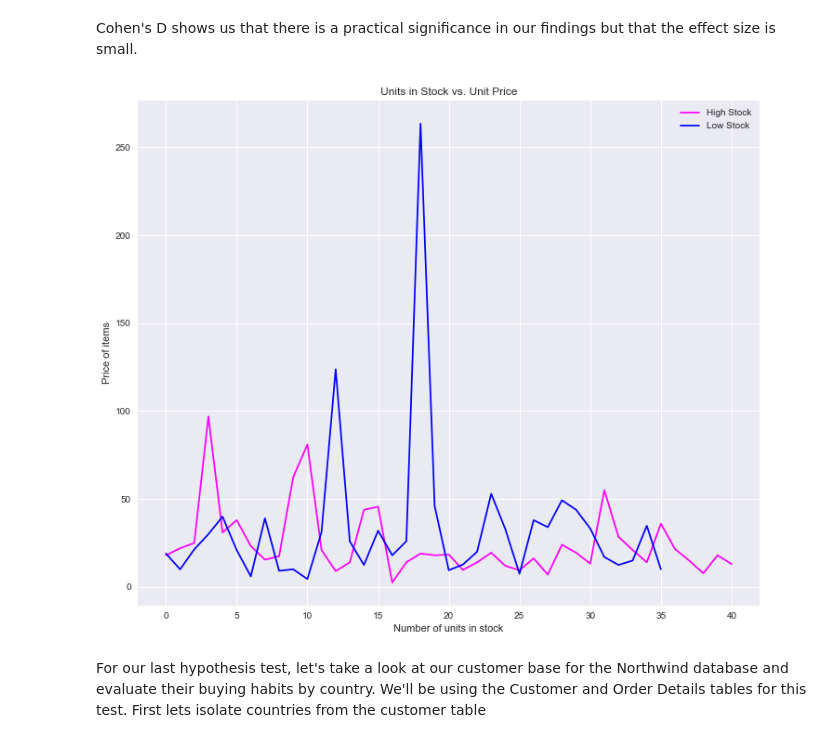
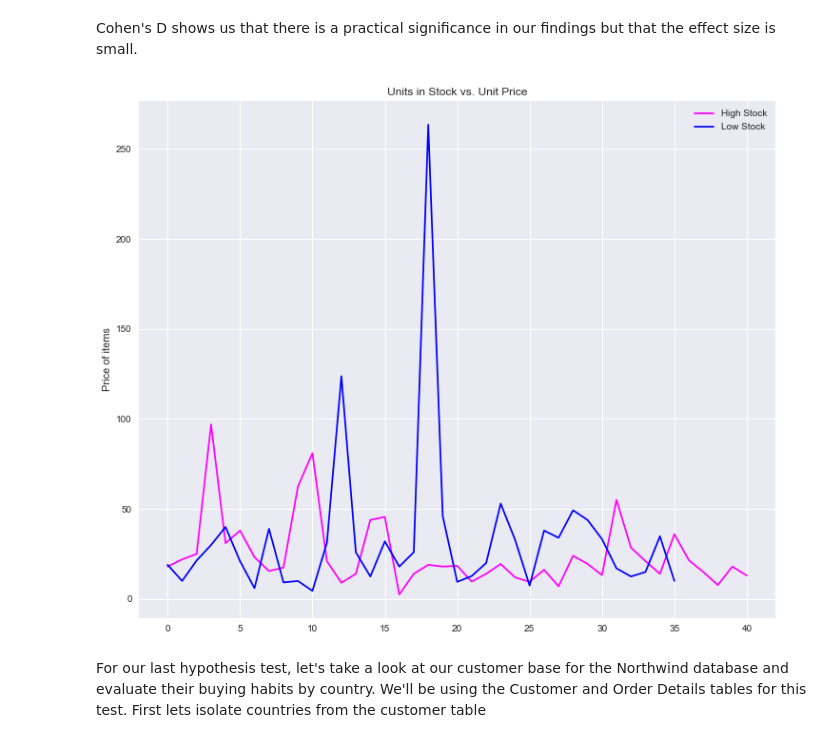
Before and after one commit to FHyder/dsc-2-final-project-online-ds-pt-100118, a Jupyter notebook: student.ipynb, the cells around one changed output. Cells and saved outputs as stored; diff of their text form; code cells hidden in the pictures.

```diff
--- a/student.ipynb
+++ b/student.ipynb
@@ -443,13 +440,12 @@ Cohen's D shows us that there is a practical significance in our findings but th
 # %%
 plt.plot(highStock, color = 'magenta', label ='High Stock')
 plt.plot(lowStock, color = 'blue', label ='Low Stock')
 plt.ylabel('Price of items')
-plt.xlabel('Number of units in stock')
 plt.title('Units in Stock vs. Unit Price')
 plt.legend()
 plt.show()
 # %% [output]
-[figure, old version]
+[figure, new version]
 # %% [markdown]
 For our last hypothesis test, let's take a look at our customer base for the Northwind database and evaluate their buying habits by country. We'll be using the Customer and Order Details tables for this test. First lets isolate countries from the customer table
 # %%
```
Also changed, not shown: parts of 10 cells of this notebook, 2 other files.
